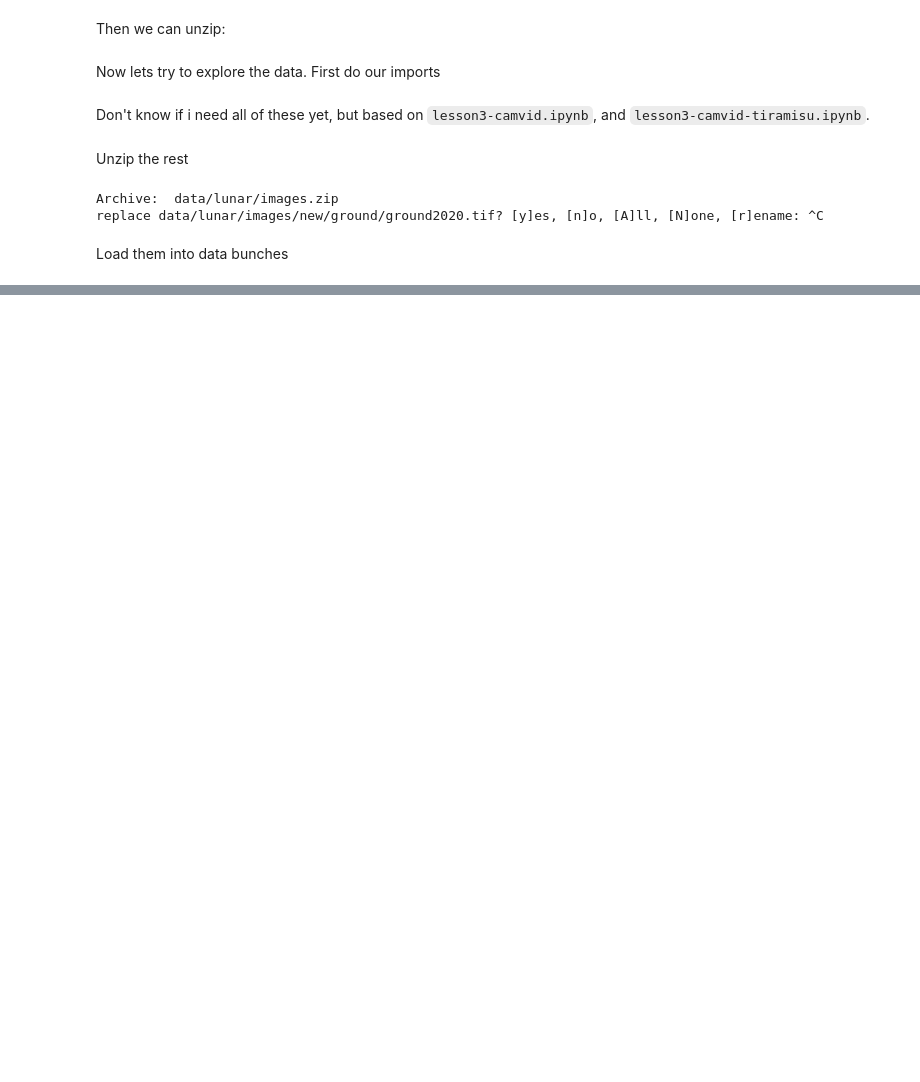
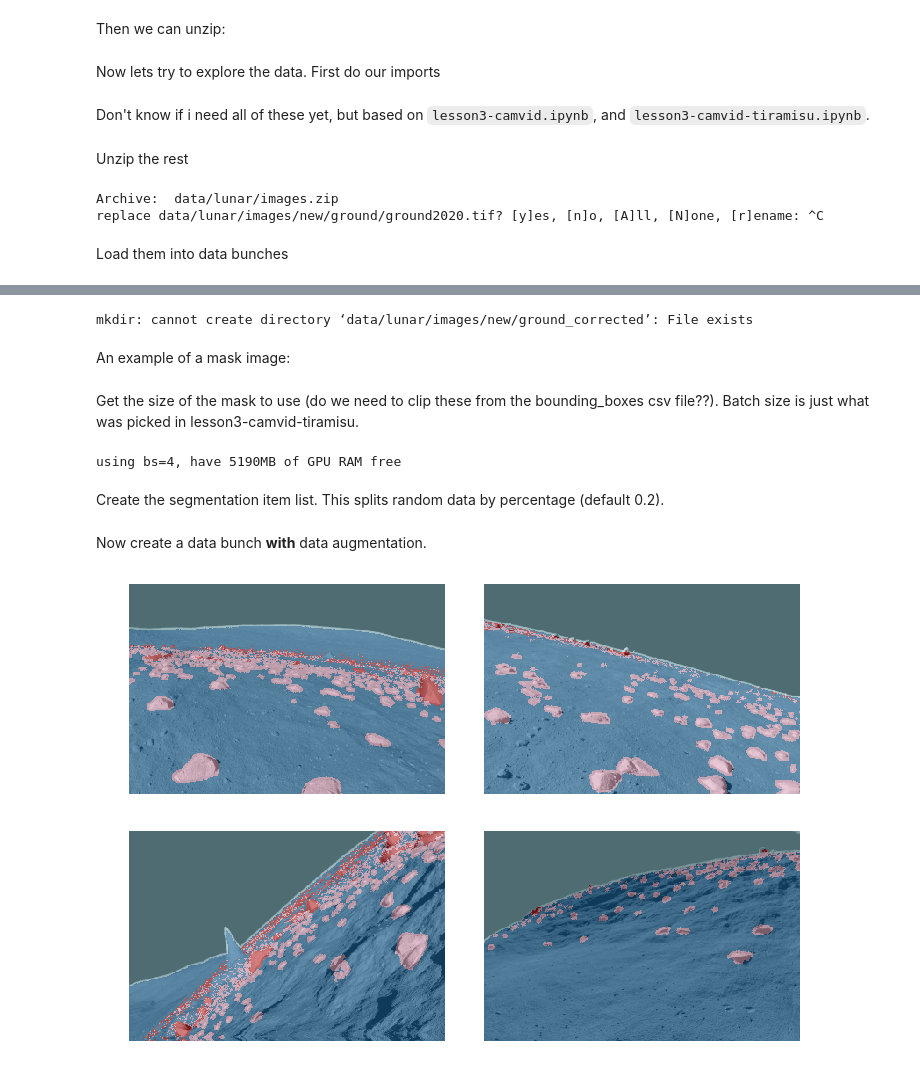
Before and after one commit to nijibabulu/lunar, a Jupyter notebook: lunar.ipynb, the cells around one changed output, grey strips where cells are left out. Cells and saved outputs as stored; diff of their text form; code cells hidden in the pictures; blank space fills up the shorter version.

```diff
--- a/lunar.ipynb
+++ b/lunar.ipynb
@@ -63,0 +113,61 @@ Show in docs
+# %%
+import torchvision
+import PIL.Image
+
+!mkdir data/lunar/images/new/ground_corrected
+
+def convert_ground(render_path):
+    arr = get_flattened_ground_array(render_path)
+    im = PIL.Image.fromarray(arr)
+    corrected_dir=render_path.parent.parent/"ground_corrected"
+    corrected_path = str(corrected_dir) + "/ground"+render_path.name[6:]
+    corrected_path = corrected_path.split('.')[0] + '.png'
+    im.save(corrected_path)
+    return corrected_path
+
+# only need to do this once. it takes a while.
+if False:
+    for path in render_paths:
+        convert_ground(path)
+# %% [output]
+mkdir: cannot create directory ‘data/lunar/images/new/ground_corrected’: File exists
+# %% [markdown]
+An example of a mask image:
+# %% [markdown]
+Get the size of the mask to use (do we need to clip these from the bounding_boxes csv file??). Batch size is just what was picked in lesson3-camvid-tiramisu.
+# %%
+src_size = np.array(mask.shape[1:])
+size = src_size//2
+bs = 2
+# %%
+gc.collect()
+size = src_size//2
+
+free = gpu_mem_get_free_no_cache()
+# the max size of bs depends on the available GPU RAM
+if free > 8200: bs=8
+else:           bs=4
+print(f"using bs={bs}, have {free}MB of GPU RAM free")
+# %% [output]
+using bs=4, have 5190MB of GPU RAM free
+# %% [markdown]
+Create the segmentation item list. This splits random data by percentage (default 0.2).
+# %%
+def get_corrected_ground_path(render_path):
+    ground_name = ("ground" + render_path.name[6:]).split('.')[0] + '.png'
+    ground_dir = render_path.parent.parent/"ground_corrected"
+    return Path(ground_dir/Path(ground_name))
+
+src = (SegmentationItemList.from_folder(render_subset_dir)
+       .split_by_rand_pct()
+       .label_from_func(get_corrected_ground_path, classes=classes))
+# %% [markdown]
+Now create a data bunch **with** data augmentation.
+# %%
+data = (src.transform(get_transforms(), size=size, tfm_y=True)
+        .databunch(bs=bs)
+        .normalize(imagenet_stats))
+# %%
+data.show_batch(10, figsize=(10,7))
+# %% [output]
+[figure, added]
```
Also changed, not shown: parts of 21 cells of this notebook.
